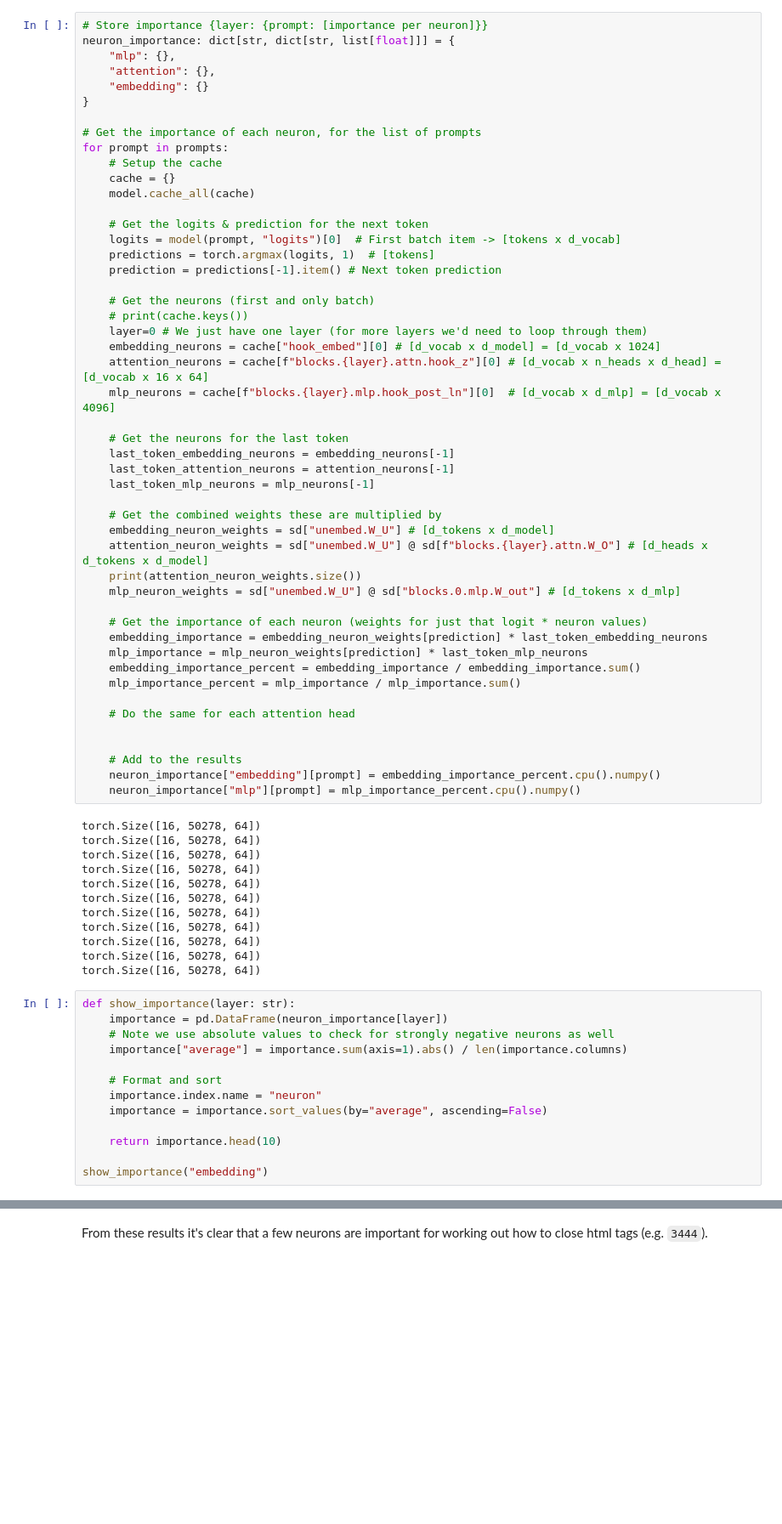
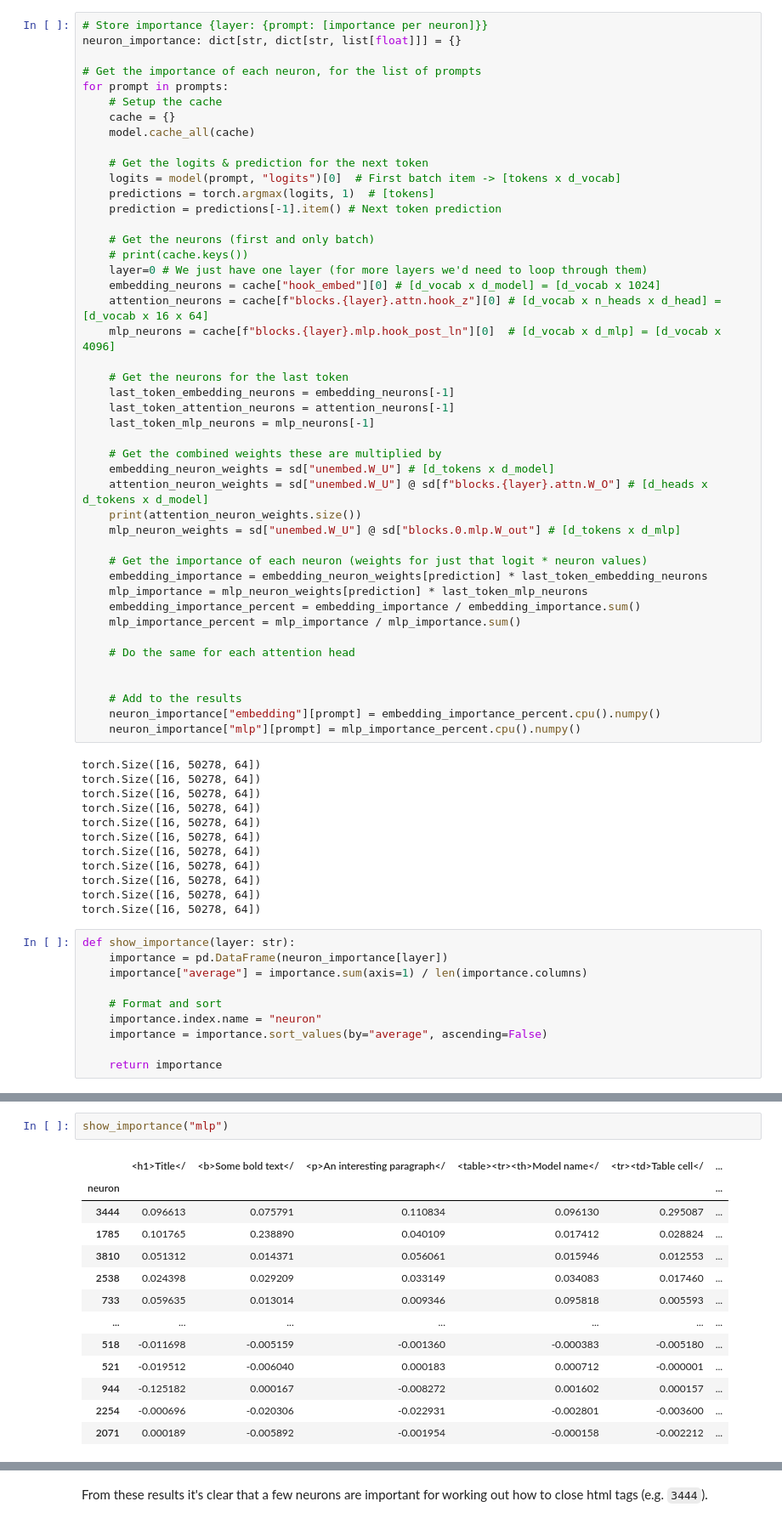
Before and after one commit to alan-cooney/mech-interp-code-generation, a Jupyter notebook: SoLU_Circuits.ipynb, the cells around one changed output, grey strips where cells are left out. Shown at 85% size. Cells and saved outputs as stored; diff of their text form; blank space fills up the shorter version.

```diff
--- a/SoLU_Circuits.ipynb
+++ b/SoLU_Circuits.ipynb
@@ -292,11 +288,7 @@ Specifically we look at 3 interesting sets of neurons:
  - MLP neurons (after $W_\text{in}$, before $W_\text{Out}$) - The activations are multiplied by $W_\text{Out}$ and then added to the residual stream, so the relative impact is $W_U W_\text{Out}$.
 # %%
 # Store importance {layer: {prompt: [importance per neuron]}}
-neuron_importance: dict[str, dict[str, list[float]]] = {
-    "mlp": {},
-    "attention": {},
-    "embedding": {}
-}
+neuron_importance: dict[str, dict[str, list[float]]] = {}
 
 # Get the importance of each neuron, for the list of prompts
 for prompt in prompts:
@@ -354,13 +346,10 @@ torch.Size([16, 50278, 64])
 # %%
 def show_importance(layer: str):
     importance = pd.DataFrame(neuron_importance[layer])
-    # Note we use absolute values to check for strongly negative neurons as well
-    importance["average"] = importance.sum(axis=1).abs() / len(importance.columns)
+    importance["average"] = importance.sum(axis=1) / len(importance.columns)
 
     # Format and sort
     importance.index.name = "neuron"
     importance = importance.sort_values(by="average", ascending=False)
 
-    return importance.head(10)
-
-show_importance("embedding")
+    return importance
@@ -379,0 +377,16 @@ show_importance("embedding")
+# %%
+show_importance("mlp")
+# %% [output]
+|  | <h1>Title</ | <b>Some bold text</ | <p>An interesting paragraph</ | <table><tr><th>Model name</ | <tr><td>Table cell</ | ... |
+| neuron |  |  |  |  |  | ... |
+| 3444 | 0.096613 | 0.075791 | 0.110834 | 0.096130 | 0.295087 | ... |
+| 1785 | 0.101765 | 0.238890 | 0.040109 | 0.017412 | 0.028824 | ... |
+| 3810 | 0.051312 | 0.014371 | 0.056061 | 0.015946 | 0.012553 | ... |
+| 2538 | 0.024398 | 0.029209 | 0.033149 | 0.034083 | 0.017460 | ... |
+| 733 | 0.059635 | 0.013014 | 0.009346 | 0.095818 | 0.005593 | ... |
+| ... | ... | ... | ... | ... | ... | ... |
+| 518 | -0.011698 | -0.005159 | -0.001360 | -0.000383 | -0.005180 | ... |
+| 521 | -0.019512 | -0.006040 | 0.000183 | 0.000712 | -0.000001 | ... |
+| 944 | -0.125182 | 0.000167 | -0.008272 | 0.001602 | 0.000157 | ... |
+| 2254 | -0.000696 | -0.020306 | -0.022931 | -0.002801 | -0.003600 | ... |
+| 2071 | 0.000189 | -0.005892 | -0.001954 | -0.000158 | -0.002212 | ... |
```
Also changed, not shown: parts of 19 cells of this notebook.
